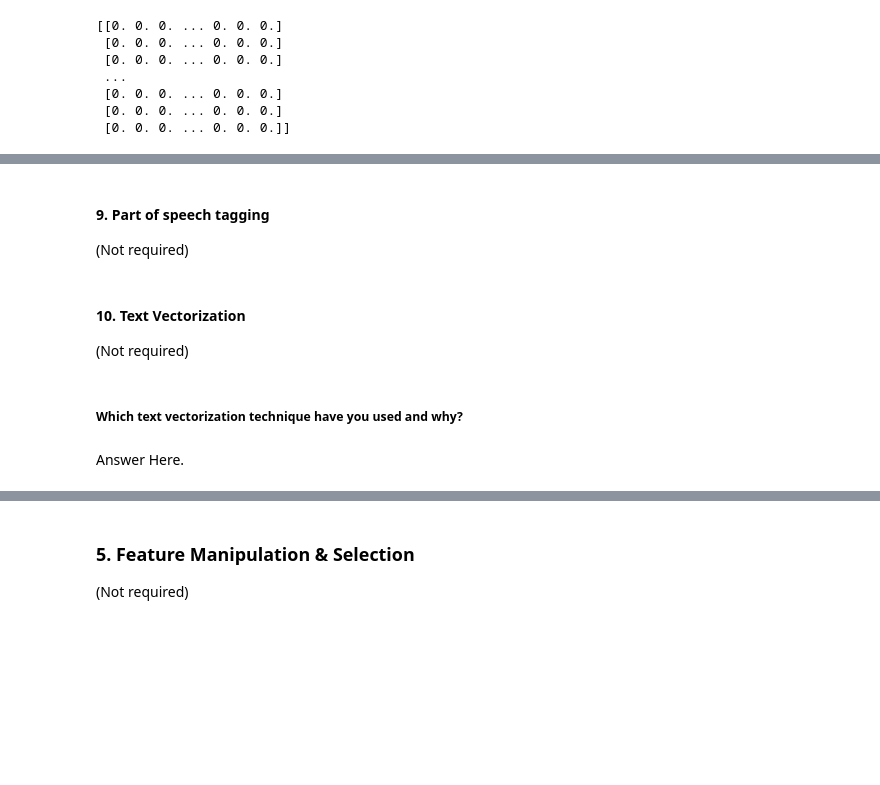
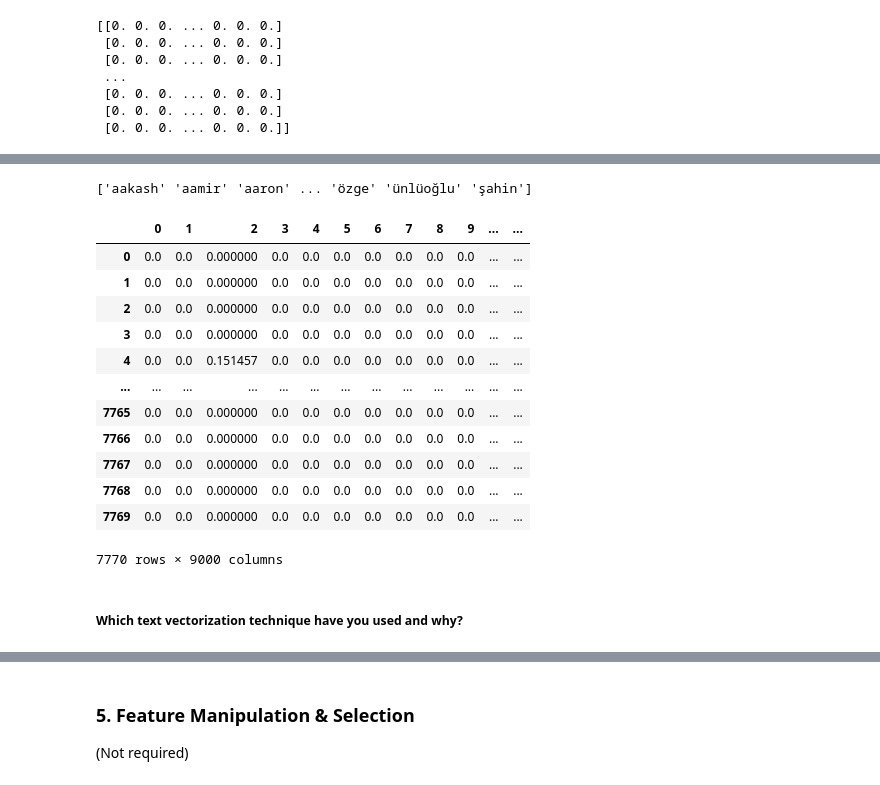
Before and after one commit to Apaulgithub/Netflix_Movies_And_TV_Shows_Clustering, a Jupyter notebook: Netflix_Movies_And_TV_Shows_Clustering_(Unsupervised_ML).ipynb, the cells around one changed output, grey strips where cells are left out. Drawn from its saved outputs; the diff is of its cells as text; code cells hidden in the pictures; blank space fills up the shorter version.

```diff
--- a/Netflix_Movies_And_TV_Shows_Clustering_(Unsupervised_ML).ipynb
+++ b/Netflix_Movies_And_TV_Shows_Clustering_(Unsupervised_ML).ipynb
@@ -1151,20 +1166,11 @@ stemmer = SnowballStemmer("english")
 # Define a function to Normalize Text function
 def stemming(text):
     '''a function which stems each word in the given text'''
-    text = [stemmer.stem(word) for word in text.split()]
+    text = [stemmer.stem(word) for word in text]
     return " ".join(text)
 
 # Apply the stemming function to the 'tags' column of the DataFrame
 data['tags'] = data['tags'].apply(stemming)
 
-
-# Vectorizing Text
-# Create the object of tfid vectorizer
-tfidf = TfidfVectorizer(stop_words='english', lowercase=False, max_features = 9000)
-# setting max features = 9000 to prevent system from crashing
-
-# Fit the vectorizer using the text data
-tfidf.fit(data['tags'])
-
-# Collect the vocabulary items used in the vectorizer
-dictionary = tfidf.vocabulary_.items()
+# Cross-check our result for the function created
+print(data['tags'][0])
@@ -1170,0 +1191,11 @@ dictionary = tfidf.vocabulary_.items()
+# %%
+# POS Taging
+# Loading Libraries
+import nltk
+nltk.download('averaged_perceptron_tagger')
+
+# Apply the pos tagging to the 'tags' column of the DataFrame
+data['tags'] = X.apply(nltk.pos_tag)
+
+# Cross-check our result that the function worked as expected
+print(data['tags'][0])
@@ -1170,0 +1233,14 @@ dictionary = tfidf.vocabulary_.items()
+# %%
+# Create a function which gives true word (appropriate word) after pos tagging
+def sentence(data):
+  x=""
+  for i in data:
+    a=i[0]+' '
+    x=x+a
+  return x
+
+# Apply the sentence() function to the 'tags' column of the DataFrame
+data["tags"]=data["tags"].apply(sentence)
+
+# Cross-check our result that the function worked as expected
+print(data['tags'][0])
@@ -1189,3 +1275,0 @@ Word/Text vectorization is useful because most machine learning algorithms canno
-# %% [markdown]
-#### 9. Part of speech tagging
-(Not required)
@@ -1194,3 +1275,0 @@ Word/Text vectorization is useful because most machine learning algorithms canno
-# %% [markdown]
-#### 10. Text Vectorization
-(Not required)
@@ -1199,4 +1276,23 @@ Word/Text vectorization is useful because most machine learning algorithms canno
+# %%
+print(tfidf.get_feature_names_out())
+# %% [output]
+['aakash' 'aamir' 'aaron' ... 'özge' 'ünlüoğlu' 'şahin']
+# %%
+vec_data=pd.DataFrame(vector)
+vec_data
+# %% [output]
+|  | 0 | 1 | 2 | 3 | 4 | 5 | 6 | 7 | 8 | 9 | ... | ... |
+| 0 | 0.0 | 0.0 | 0.000000 | 0.0 | 0.0 | 0.0 | 0.0 | 0.0 | 0.0 | 0.0 | ... | ... |
+| 1 | 0.0 | 0.0 | 0.000000 | 0.0 | 0.0 | 0.0 | 0.0 | 0.0 | 0.0 | 0.0 | ... | ... |
+| 2 | 0.0 | 0.0 | 0.000000 | 0.0 | 0.0 | 0.0 | 0.0 | 0.0 | 0.0 | 0.0 | ... | ... |
+| 3 | 0.0 | 0.0 | 0.000000 | 0.0 | 0.0 | 0.0 | 0.0 | 0.0 | 0.0 | 0.0 | ... | ... |
+| 4 | 0.0 | 0.0 | 0.151457 | 0.0 | 0.0 | 0.0 | 0.0 | 0.0 | 0.0 | 0.0 | ... | ... |
+| ... | ... | ... | ... | ... | ... | ... | ... | ... | ... | ... | ... | ... |
+| 7765 | 0.0 | 0.0 | 0.000000 | 0.0 | 0.0 | 0.0 | 0.0 | 0.0 | 0.0 | 0.0 | ... | ... |
+| 7766 | 0.0 | 0.0 | 0.000000 | 0.0 | 0.0 | 0.0 | 0.0 | 0.0 | 0.0 | 0.0 | ... | ... |
+| 7767 | 0.0 | 0.0 | 0.000000 | 0.0 | 0.0 | 0.0 | 0.0 | 0.0 | 0.0 | 0.0 | ... | ... |
+| 7768 | 0.0 | 0.0 | 0.000000 | 0.0 | 0.0 | 0.0 | 0.0 | 0.0 | 0.0 | 0.0 | ... | ... |
+| 7769 | 0.0 | 0.0 | 0.000000 | 0.0 | 0.0 | 0.0 | 0.0 | 0.0 | 0.0 | 0.0 | ... | ... |
+7770 rows × 9000 columns
 # %% [markdown]
 ##### Which text vectorization technique have you used and why?
-# %% [markdown]
-Answer Here.
```
Also changed, not shown: parts of 26 cells of this notebook.
